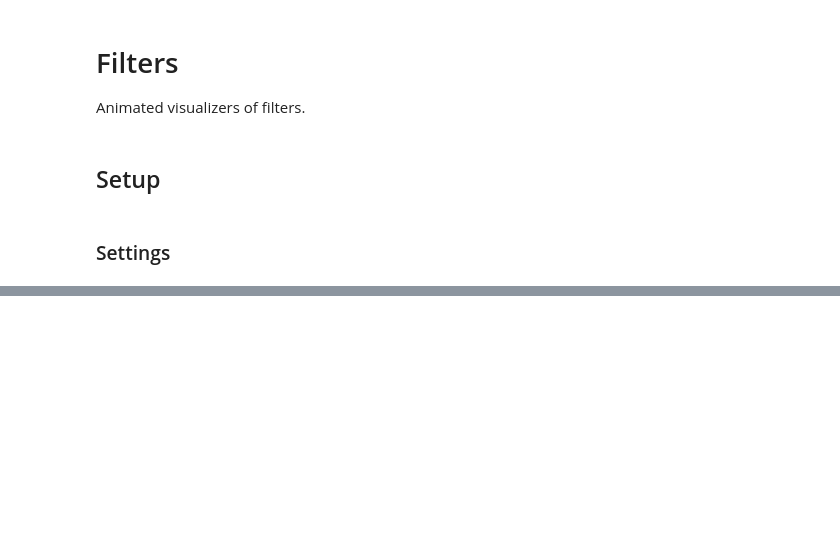
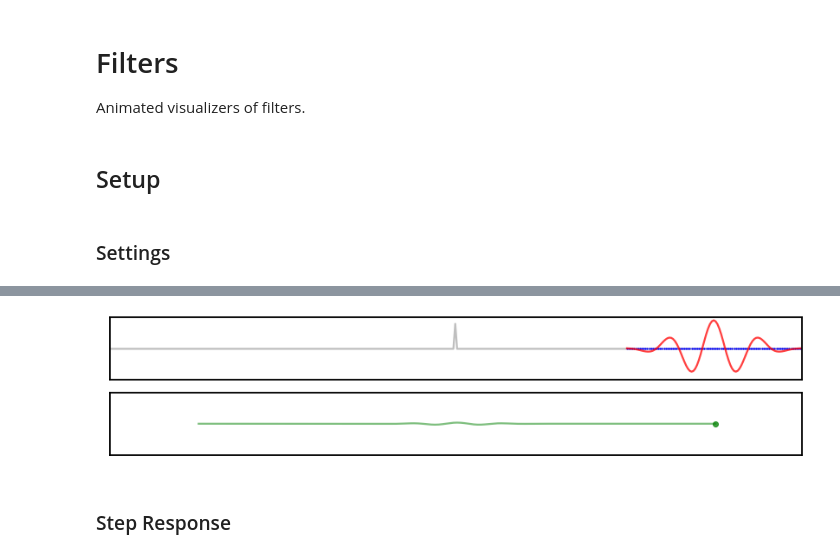
Before and after one commit to TomDonoghue/SigViz, a Jupyter notebook: notebooks/04-filters.ipynb, the cells around one changed output, grey strips where cells are left out. Cells and saved outputs as stored; diff of their text form; code cells hidden in the pictures; blank space fills up the shorter version.

```diff
--- a/notebooks/04-filters.ipynb
+++ b/notebooks/04-filters.ipynb
@@ -46,0 +110,6 @@ f_range = (8, 12)
+# %%
+build_all(impulse_sig, filt_coefs, ylim=[-1.25, 1.25])
+# %% [output]
+[figure, added]
+# %% [markdown]
+### Step Response
```
Also changed, not shown: parts of 67 cells of this notebook.
